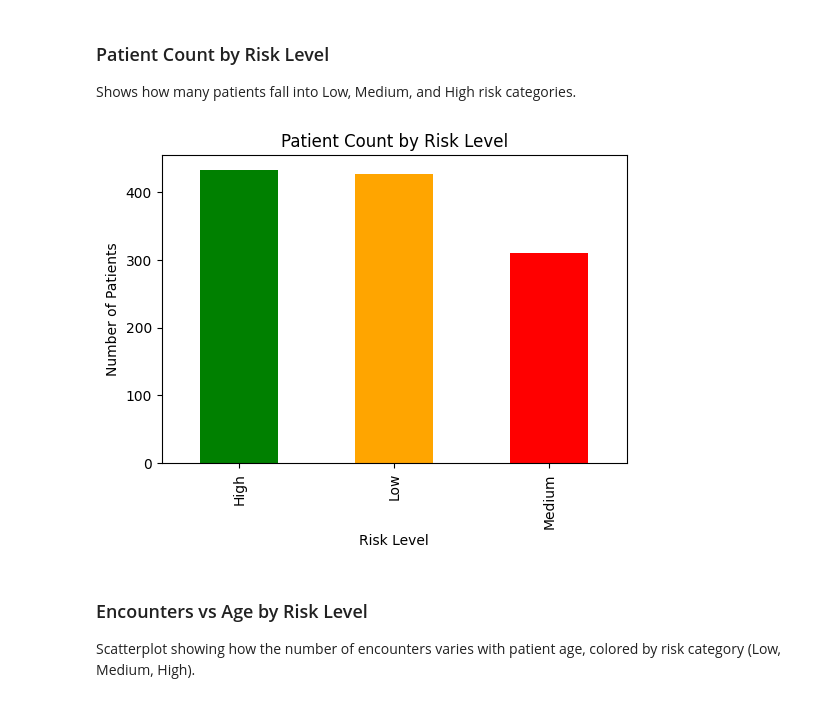
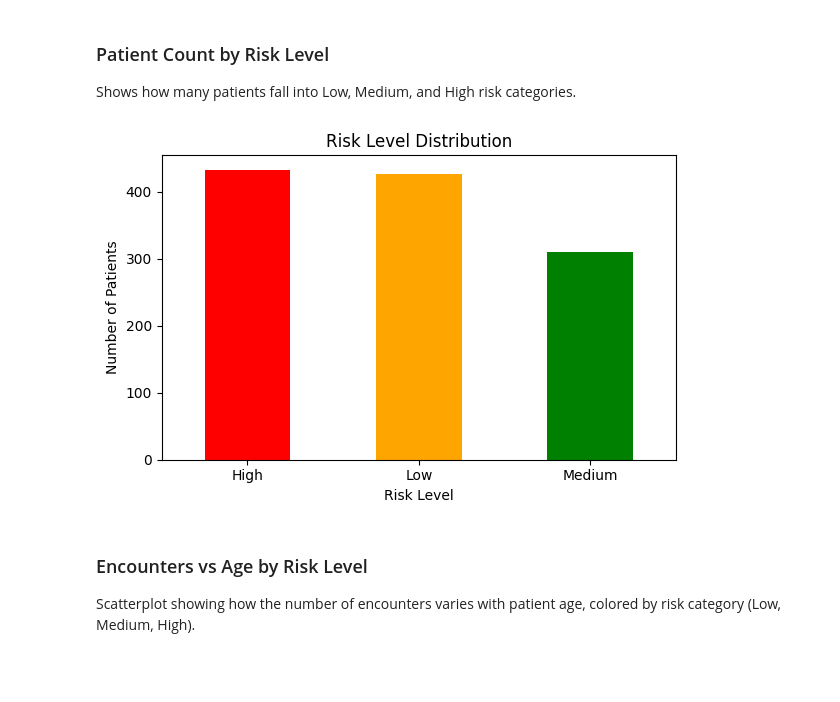
Before and after one commit to asadqureshi12/Clinical_Risk_Analysis, a Jupyter notebook: Clinical_Risk_Analysis.ipynb, the cells around one changed output. Drawn from its saved outputs; the diff is of its cells as text; code cells hidden in the pictures; blank space fills up the shorter version.

```diff
--- a/Clinical_Risk_Analysis.ipynb
+++ b/Clinical_Risk_Analysis.ipynb
@@ -373,21 +373,19 @@ Shows how many patients fall into Low, Medium, and High risk categories.
 # %%
 import matplotlib.pyplot as plt
 
-# Count patients per risk level
 risk_counts = analysis_table["risk_level"].value_counts()
 
-# Plot
-plt.figure(figsize=(6,4))
-risk_counts.plot(kind="bar", color=["green", "orange", "red"])
-
-plt.title("Patient Count by Risk Level")
+plt.figure(figsize=(6,4))  # wider figure
+risk_counts.plot(kind='bar', color=['red','orange','green'])
+plt.title("Risk Level Distribution")
 plt.xlabel("Risk Level")
 plt.ylabel("Number of Patients")
-
-plt.savefig("risk_level_distribution.png")
+plt.xticks(rotation=0)  # keep labels horizontal
+plt.tight_layout()      # ensures labels fit in the figure
+plt.savefig("risk_level_distribution.png", dpi=300)
 plt.show()
 # %% [output]
-[figure, old version]
+[figure, new version]
 # %% [markdown]
 ### Encounters vs Age by Risk Level
 Scatterplot showing how the number of encounters varies with patient age, colored by risk category (Low, Medium, High).
```
Also changed, not shown: parts of 1 cell of this notebook.
